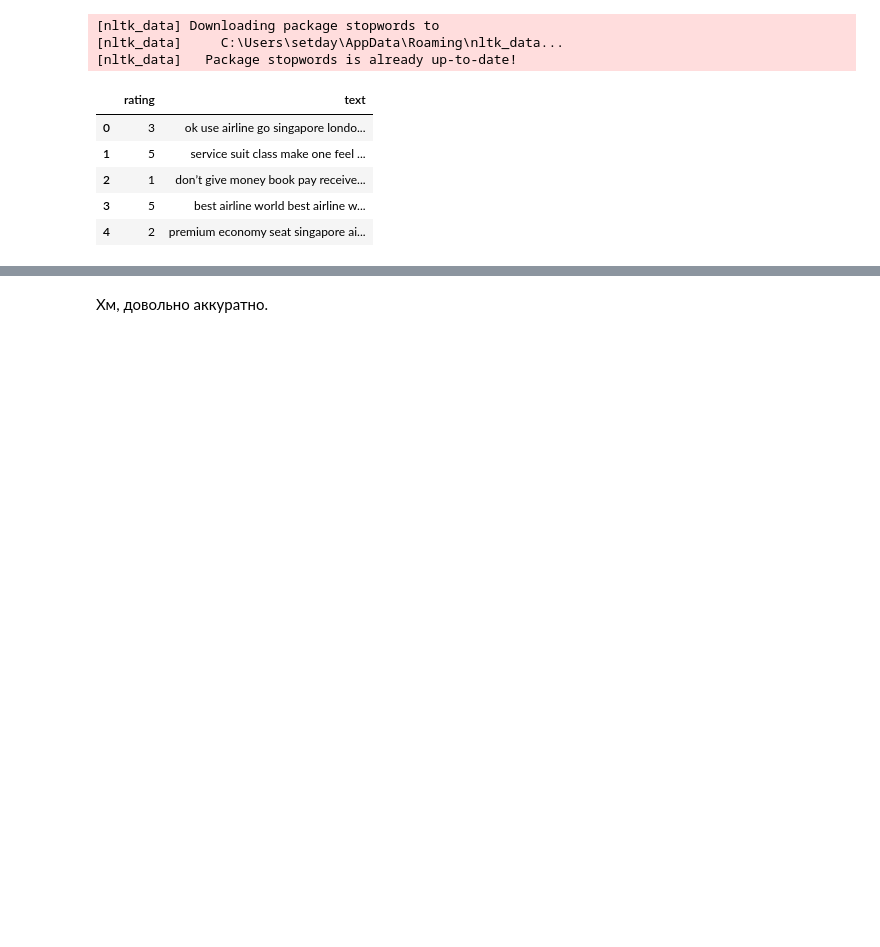
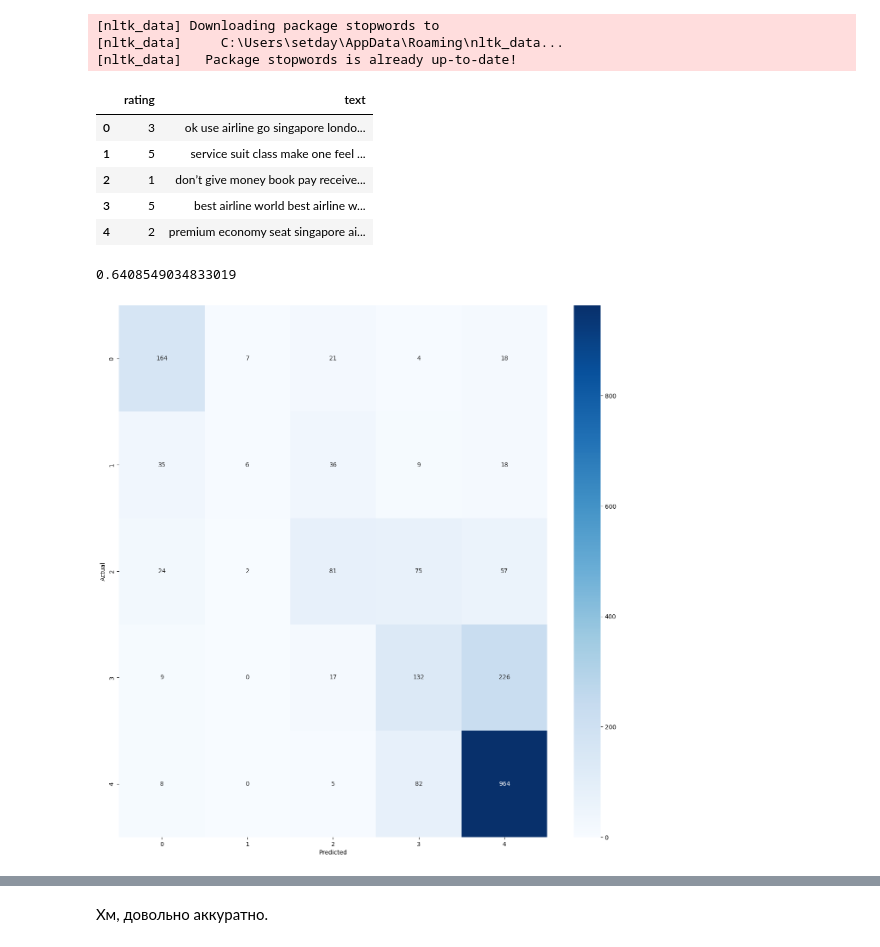
Before and after one commit to setday/HSE_ML_HW2024, a Jupyter notebook: notebooks/06-homework.ipynb, the cells around one changed output, grey strips where cells are left out. Cells and saved outputs as stored; diff of their text form; code cells hidden in the pictures; blank space fills up the shorter version.

```diff
--- a/notebooks/06-homework.ipynb
+++ b/notebooks/06-homework.ipynb
@@ -108,7 +100,7 @@ plt.legend([
 # %% [markdown]
 Классы несбалансированны, поэтому как и в задаче со знаками будем использовать f1 + LogReg (показалаа себя очень хорошо).
 # %%
-max_iter = 1000
+max_iter = 50
 n_jobs = 12
 # %%
 %%time
@@ -122,5 +114,5 @@ LogisticRegression(max_iter=1000, n_jobs=12, random_state=113)
 # %%
-def show_accuracy(y_test, y_pred):
+def show_model_perfection_metrics(y_test, y_pred):
     print(f1_score(y_test, y_pred, average='weighted'))
 
     cm = confusion_matrix(y_test, y_pred)
@@ -129,4 +121,13 @@ def show_accuracy(y_test, y_pred):
     plt.xlabel('Predicted')
     plt.ylabel('Actual')
     plt.show()
+
+def show_regression_model_perfection_metrics(y_test, y_pred):
+    print(r2_score(y_test, y_pred))
+
+    plt.figure(figsize=(16, 16))
+    sns.histplot(y_test - y_pred, kde=True)
+    plt.xlabel('Error')
+    plt.ylabel('Count')
+    plt.show()
 # %%
@@ -195,6 +196,21 @@ df.head()
 | 3 | 5 | best airline world best airline w... |
 | 4 | 2 | premium economy seat singapore ai... |
 # %%
-tfid_result = tfid.fit_transform(df['text']).toarray()
+x_train_raw, x_test_raw, y_train, y_test = train_test_split(df['text'], df['rating'], train_size=0.8, random_state=113)
 
-x_train, x_test, y_train, y_test = train_test_split(tfid_result, df['rating'], train_size=0.8, random_state=113)
+tfid = TfidfVectorizer()
+x_train = tfid.fit_transform(x_train_raw).toarray()
+x_test = tfid.transform(x_test_raw).toarray()
+
+y_train_float = y_train.astype(float)
+y_test_float = y_test.astype(float)
+# %%
+%%time
+
+model_LR = LogisticRegression(max_iter=max_iter, n_jobs=n_jobs, random_state=113)
+model_LR.fit(x_train, y_train)
+
+show_model_perfection_metrics(y_test, model_LR.predict(x_test))
+# %% [output]
+0.6408549034833019
+[figure, added]
```
Also changed, not shown: parts of 23 cells of this notebook, 1 other file.
